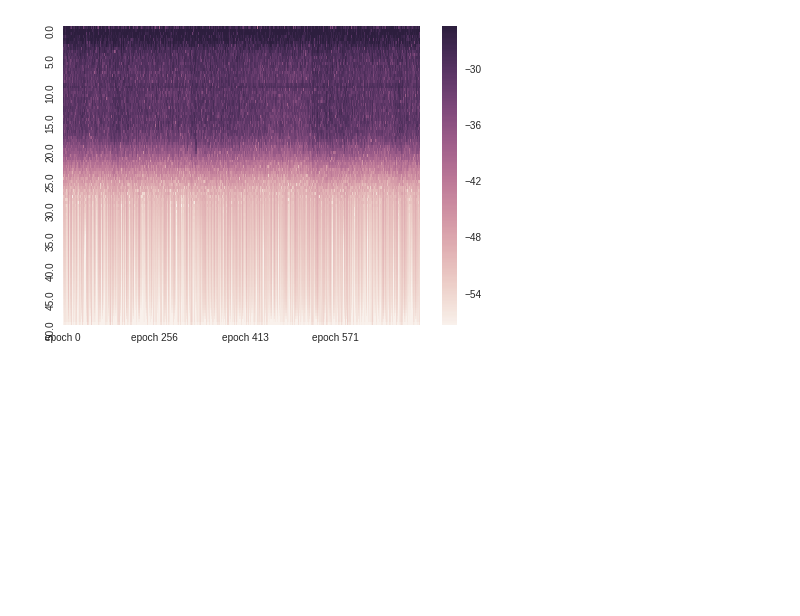
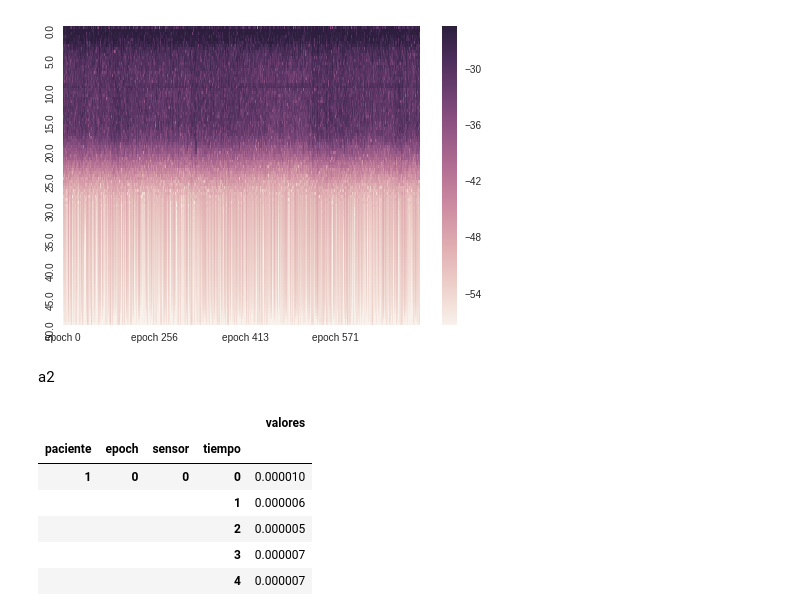
Before and after one commit to BrianBohe/DataScienceCourse, a Jupyter notebook: tp2/resolucion.ipynb, the cells around one changed output. Cells and saved outputs as stored; diff of their text form; code cells hidden in the pictures; blank space fills up the shorter version.

```diff
--- a/tp2/resolucion.ipynb
+++ b/tp2/resolucion.ipynb
@@ -28,3 +30,15 @@ for sm in sensor_means:
 # %% [output]
 [figure]
 [figure]
+# %% [markdown]
+a2
+# %%
+pacientes[0].head()
+# %% [output]
+|  |  |  |  | valores |
+| paciente | epoch | sensor | tiempo |  |
+| 1 | 0 | 0 | 0 | 0.000010 |
+|  |  |  | 1 | 0.000006 |
+|  |  |  | 2 | 0.000005 |
+|  |  |  | 3 | 0.000007 |
+|  |  |  | 4 | 0.000007 |
```
Also changed, not shown: parts of 5 cells of this notebook.
